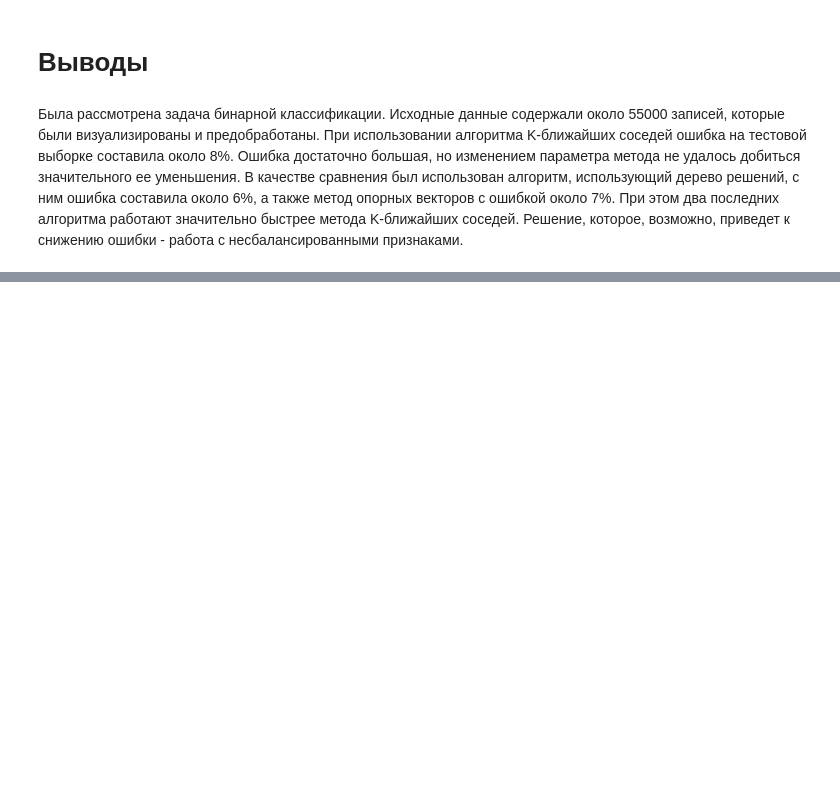
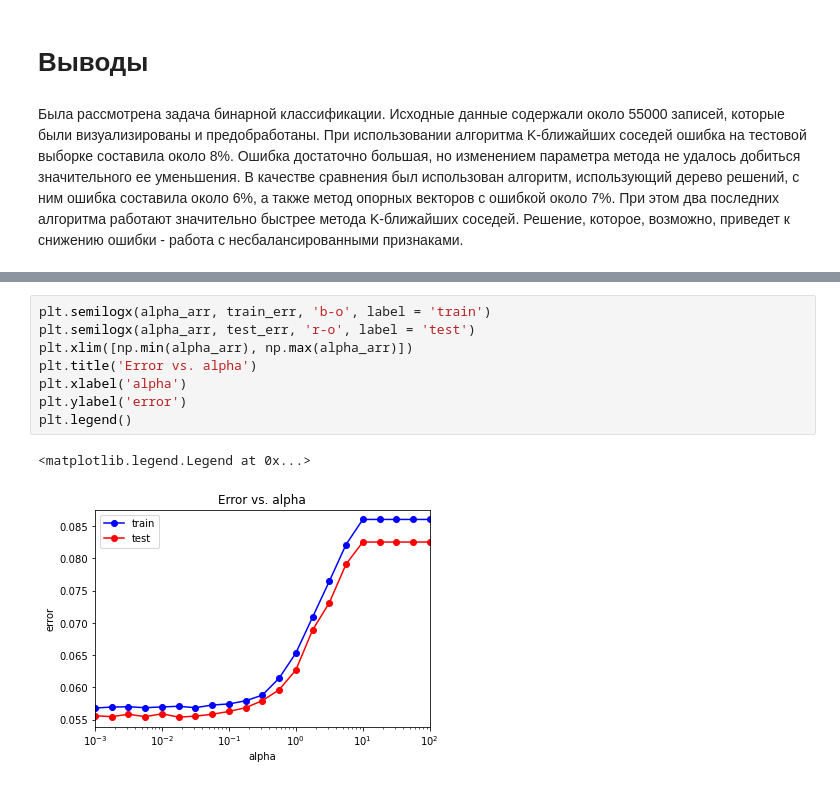
Before and after one commit to sirotkinad/ML-course-2021, a Jupyter notebook: Homework1.ipynb, the cells around one changed output, grey strips where cells are left out. Drawn from its saved outputs; the diff is of its cells as text; blank space fills up the shorter version.

```diff
--- a/Homework1.ipynb
+++ b/Homework1.ipynb
@@ -665,0 +762,11 @@ print(err_train, err_test)
+# %%
+plt.semilogx(alpha_arr, train_err, 'b-o', label = 'train')
+plt.semilogx(alpha_arr, test_err, 'r-o', label = 'test')
+plt.xlim([np.min(alpha_arr), np.max(alpha_arr)])
+plt.title('Error vs. alpha')
+plt.xlabel('alpha')
+plt.ylabel('error')
+plt.legend()
+# %% [output]
+<matplotlib.legend.Legend at 0x...>
+[figure, added]
```
Also changed, not shown: parts of 18 cells of this notebook.
